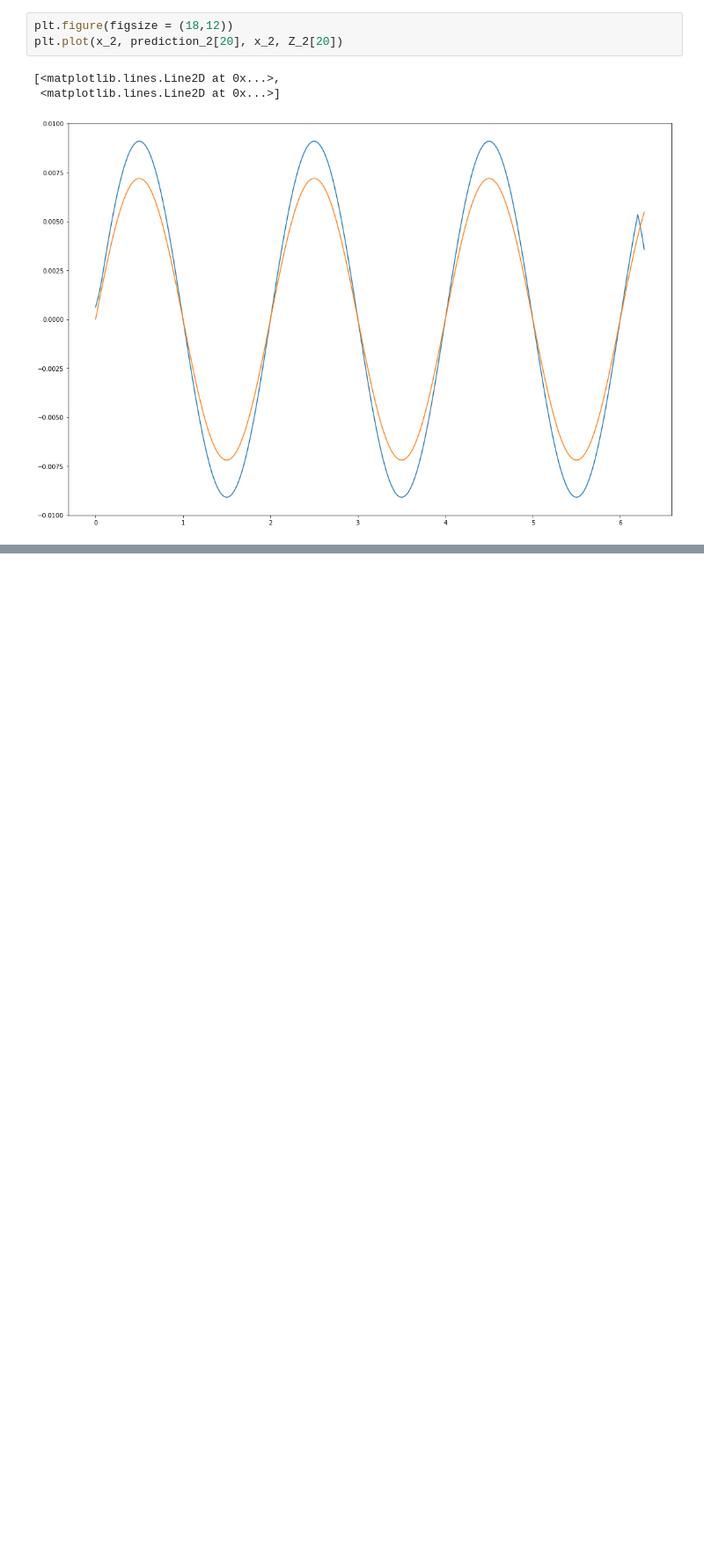
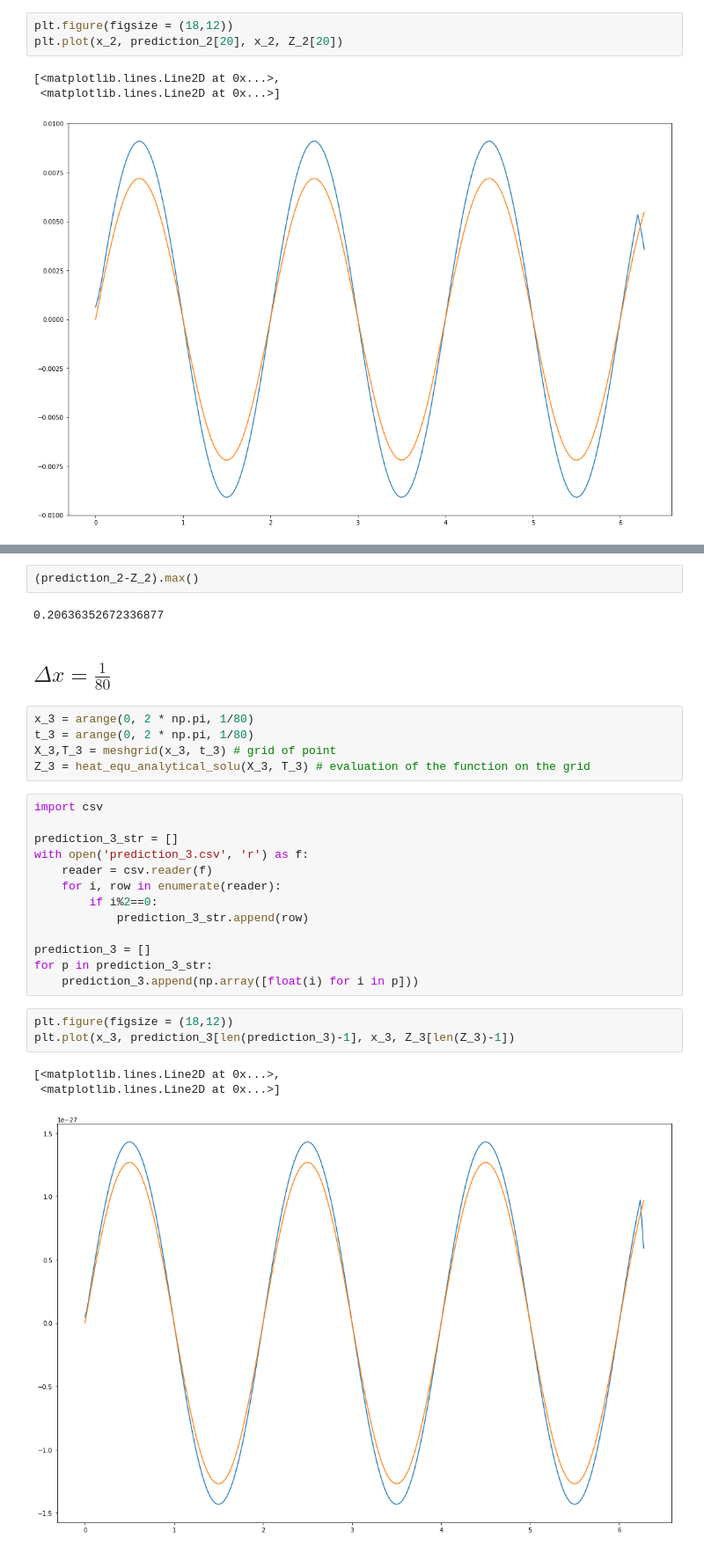
Before and after one commit to ZizhengYang/Summer-ResNet-solve-PDE-research-code, a Jupyter notebook: ResNet + PDE --- part 3 (1).ipynb, the cells around one changed output, grey strips where cells are left out. Shown: that part at 88% size. Cells and saved outputs as stored; diff of their text form; blank space fills up the shorter version.

```diff
--- a/ResNet + PDE --- part 3 (1).ipynb
+++ b/ResNet + PDE --- part 3 (1).ipynb
@@ -142,0 +145,31 @@ plt.plot(x_2, prediction_2[20], x_2, Z_2[20])
+# %%
+(prediction_2-Z_2).max()
+# %% [output]
+0.20636352672336877
+# %% [markdown]
+## $\Delta x=\frac{1}{80}$
+# %%
+x_3 = arange(0, 2 * np.pi, 1/80)
+t_3 = arange(0, 2 * np.pi, 1/80)
+X_3,T_3 = meshgrid(x_3, t_3) # grid of point
+Z_3 = heat_equ_analytical_solu(X_3, T_3) # evaluation of the function on the grid
+# %%
+import csv
+
+prediction_3_str = []
+with open('prediction_3.csv', 'r') as f:
+    reader = csv.reader(f)
+    for i, row in enumerate(reader):
+        if i%2==0:
+            prediction_3_str.append(row)
+
+prediction_3 = []
+for p in prediction_3_str:
+    prediction_3.append(np.array([float(i) for i in p]))
+# %%
+plt.figure(figsize = (18,12))
+plt.plot(x_3, prediction_3[len(prediction_3)-1], x_3, Z_3[len(Z_3)-1])
+# %% [output]
+[<matplotlib.lines.Line2D at 0x...>,
+ <matplotlib.lines.Line2D at 0x...>]
+[figure, added]
```
Also changed, not shown: parts of 11 cells of this notebook, 2 other files.
